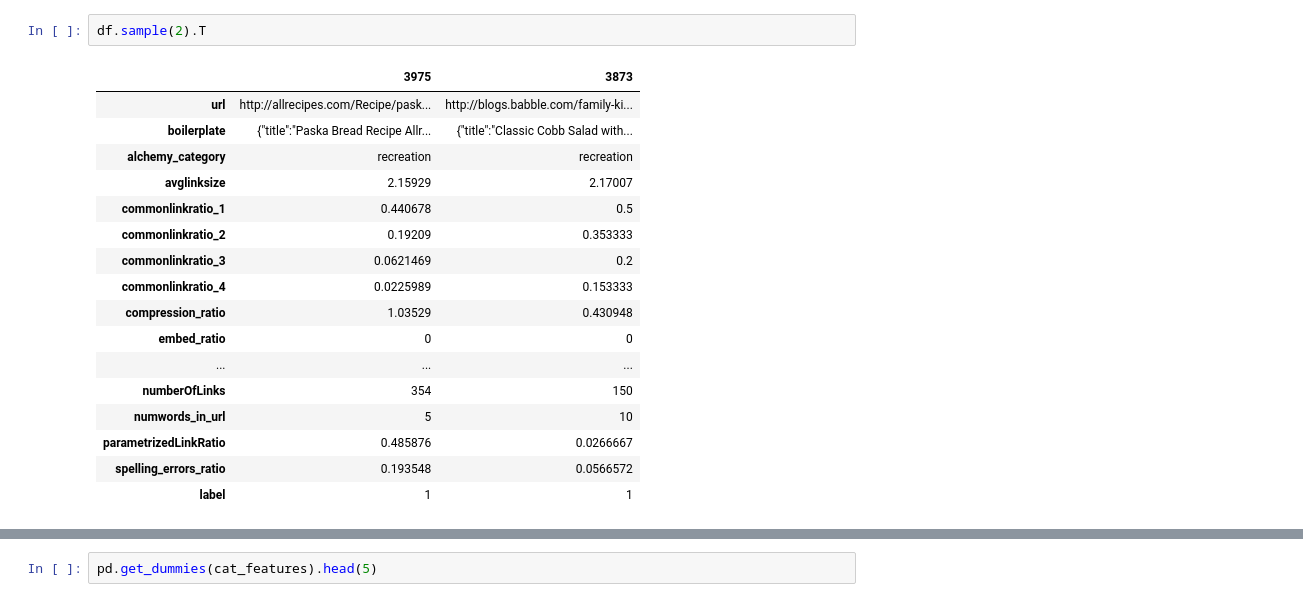
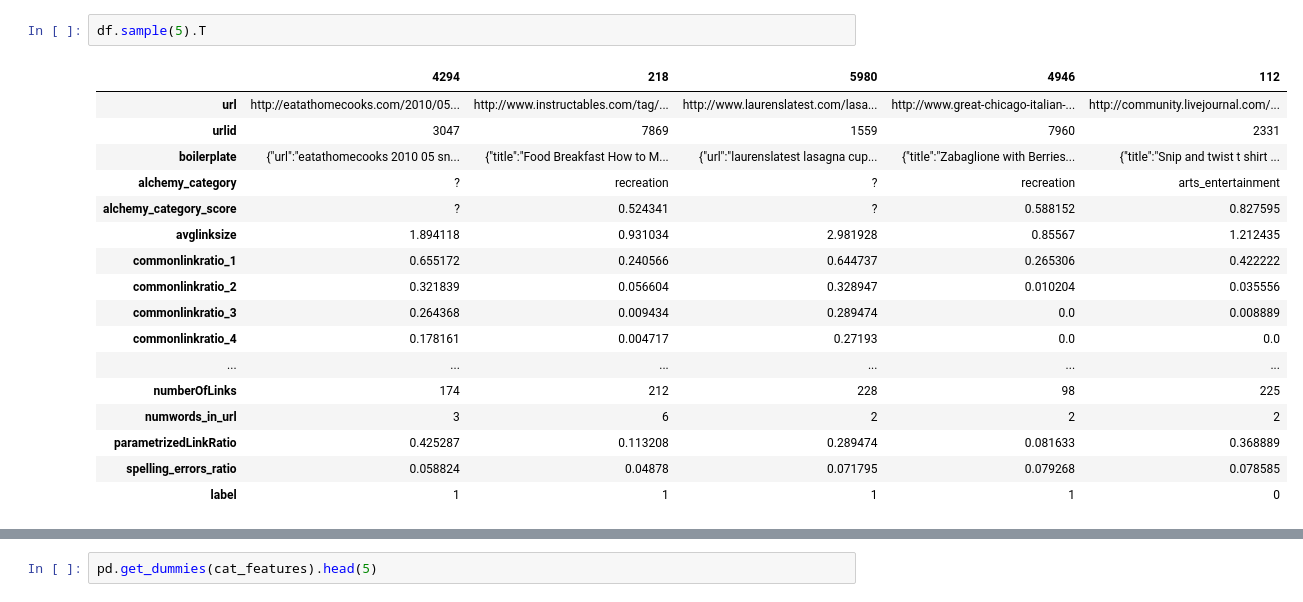
Before and after one commit to abdelilah900/StumbleUpon-Evergreen, a Jupyter notebook: StumbleUpon Evergreen Classification Challenge_Problem_On_Kaggle_.ipynb, the cells around one changed output, grey strips where cells are left out. Cells and saved outputs as stored; diff of their text form.

```diff
--- a/StumbleUpon Evergreen Classification Challenge_Problem_On_Kaggle_.ipynb
+++ b/StumbleUpon Evergreen Classification Challenge_Problem_On_Kaggle_.ipynb
@@ -66,22 +30,22 @@ df['is_news'] = df['is_news'].str.replace('?', '0').astype(int)
 # %%
-df.sample(2).T
+df.sample(5).T
 # %% [output]
-|  | 3975 | 3873 |
-| url | http://allrecipes.com/Recipe/pask... | http://blogs.babble.com/family-ki... |
-| boilerplate | {"title":"Paska Bread Recipe Allr... | {"title":"Classic Cobb Salad with... |
-| alchemy_category | recreation | recreation |
-| avglinksize | 2.15929 | 2.17007 |
-| commonlinkratio_1 | 0.440678 | 0.5 |
-| commonlinkratio_2 | 0.19209 | 0.353333 |
-| commonlinkratio_3 | 0.0621469 | 0.2 |
-| commonlinkratio_4 | 0.0225989 | 0.153333 |
-| compression_ratio | 1.03529 | 0.430948 |
-| embed_ratio | 0 | 0 |
-| ... | ... | ... |
-| numberOfLinks | 354 | 150 |
-| numwords_in_url | 5 | 10 |
-| parametrizedLinkRatio | 0.485876 | 0.0266667 |
-| spelling_errors_ratio | 0.193548 | 0.0566572 |
-| label | 1 | 1 |
+|  | 4294 | 218 | 5980 | 4946 | 112 |
+| url | http://eatathomecooks.com/2010/05... | http://www.instructables.com/tag/... | http://www.laurenslatest.com/lasa... | http://www.great-chicago-italian-... | http://community.livejournal.com/... |
+| urlid | 3047 | 7869 | 1559 | 7960 | 2331 |
+| boilerplate | {"url":"eatathomecooks 2010 05 sn... | {"title":"Food Breakfast How to M... | {"url":"laurenslatest lasagna cup... | {"title":"Zabaglione with Berries... | {"title":"Snip and twist t shirt ... |
+| alchemy_category | ? | recreation | ? | recreation | arts_entertainment |
+| alchemy_category_score | ? | 0.524341 | ? | 0.588152 | 0.827595 |
+| avglinksize | 1.894118 | 0.931034 | 2.981928 | 0.85567 | 1.212435 |
+| commonlinkratio_1 | 0.655172 | 0.240566 | 0.644737 | 0.265306 | 0.422222 |
+| commonlinkratio_2 | 0.321839 | 0.056604 | 0.328947 | 0.010204 | 0.035556 |
+| commonlinkratio_3 | 0.264368 | 0.009434 | 0.289474 | 0.0 | 0.008889 |
+| commonlinkratio_4 | 0.178161 | 0.004717 | 0.27193 | 0.0 | 0.0 |
+| ... | ... | ... | ... | ... | ... |
+| numberOfLinks | 174 | 212 | 228 | 98 | 225 |
+| numwords_in_url | 3 | 6 | 2 | 2 | 2 |
+| parametrizedLinkRatio | 0.425287 | 0.113208 | 0.289474 | 0.081633 | 0.368889 |
+| spelling_errors_ratio | 0.058824 | 0.04878 | 0.071795 | 0.079268 | 0.078585 |
+| label | 1 | 1 | 1 | 1 | 0 |
 # %%
 df.label.mean()
```
Also changed, not shown: parts of 37 cells of this notebook, 1 other file.
